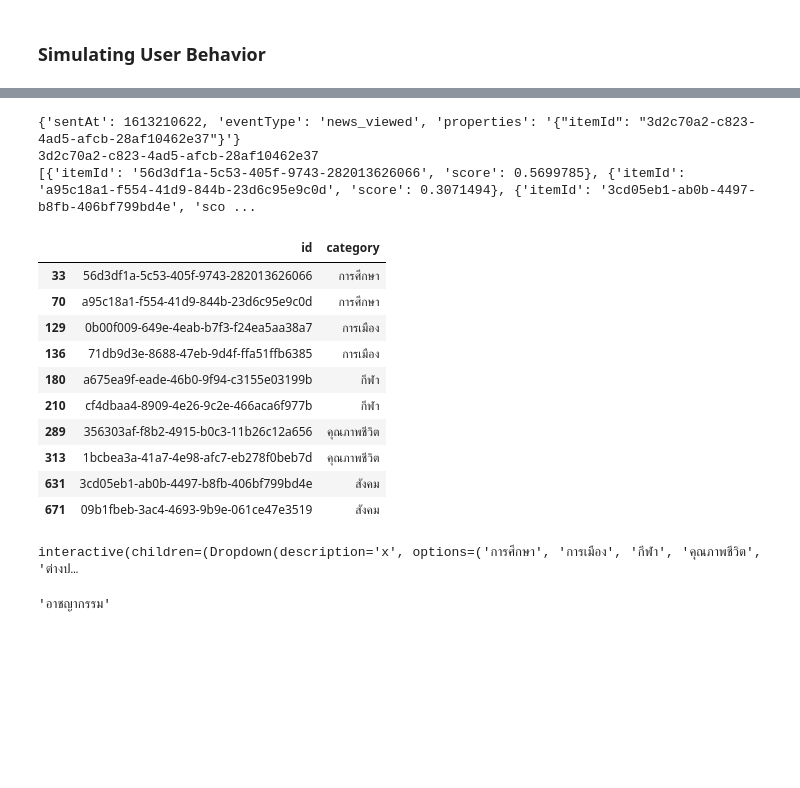
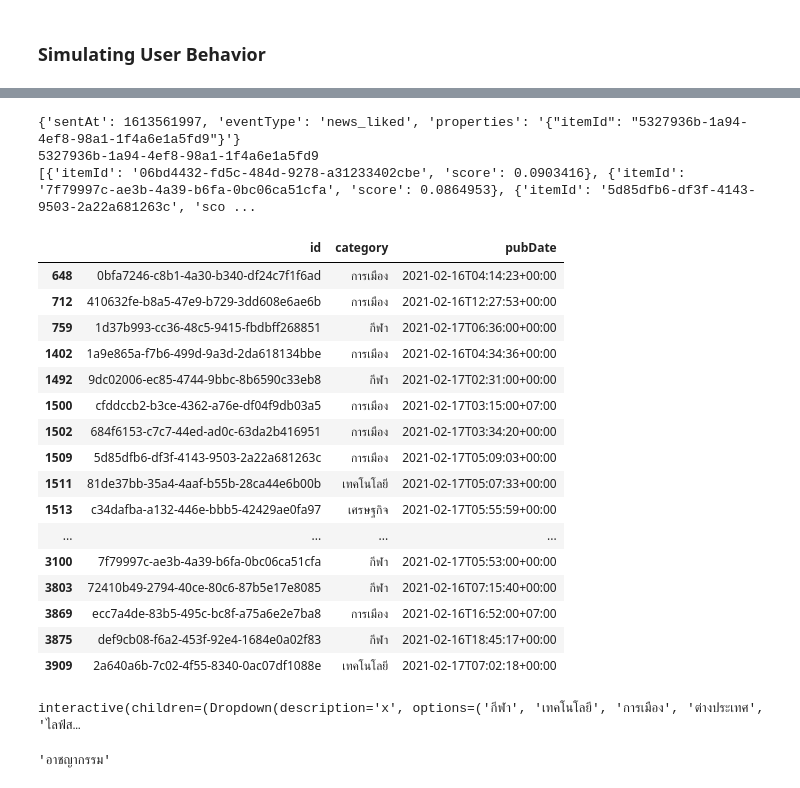
Before and after one commit to ku-spent/serverless-stack, a Jupyter notebook: services/personalize-service/generator/personalize.ipynb, the cells around one changed output, grey strips where cells are left out. Drawn from its saved outputs; the diff is of its cells as text; code cells hidden in the pictures; blank space fills up the shorter version.

Commit message:
fix generate dataset && fix pinpoint streaming process

```diff
--- a/services/personalize-service/generator/personalize.ipynb
+++ b/services/personalize-service/generator/personalize.ipynb
@@ -992,11 +996,11 @@ arn:aws:personalize:ap-southeast-1:268400237357:dataset/spent-7/INTERACTIONS
 # %%
-campaignArn = "arn:aws:personalize:ap-southeast-1:268400237357:campaign/spent-8-news-personalization"
+campaignArn = "arn:aws:personalize:ap-southeast-1:268400237357:campaign/spent-9-news-personalization"
 datasetGroupArn = (
-    "arn:aws:personalize:ap-southeast-1:268400237357:dataset-group/spent-8"
+    "arn:aws:personalize:ap-southeast-1:268400237357:dataset-group/spent-9"
 )
 # %%
 event_tracker_response = personalize.create_event_tracker(
-    datasetGroupArn=datasetGroupArn, name="spent-event-tracker-7"
+    datasetGroupArn=datasetGroupArn, name="spent-event-tracker-9"
 )
 
 event_tracker_arn = event_tracker_response["eventTrackerArn"]
@@ -1091,36 +1111,44 @@ array(['การศึกษา', 'การเมือง', 'กีฬา', '
 # %%
 category = "การเมือง"
 
 item_id = items_df[items_df["CATEGORY"] == category].sample()["ITEM_ID"].values[0]
 # item_id = "959204b5-a755-41cc-87f8-28a71eada04d"
-send_event(userId, item_id, "news_viewed")
+send_event(userId, item_id, "news_liked")
 print(item_id)
+
+time.sleep(2)
 
 response = personalize_runtime.get_recommendations(
     campaignArn=campaignArn,
     userId=userId,
-    numResults=10,
+    numResults=25,
     #     filterArn = 'arn:aws:personalize:ap-southeast-1:268400237357:filter/test-5'
 )
 recommendation_items_id = [item["itemId"] for item in response["itemList"]]
 print(response["itemList"])
-items_raw_df[items_raw_df["id"].isin(recommendation_items_id)][["id", "category"]]
+items_raw_df[items_raw_df["id"].isin(recommendation_items_id)][["id", "category", "pubDate"]]
 # items_df[items_df["ITEM_ID"].isin(recommendation_items_id)][["ITEM_ID", "CATEGORY"]]
 # %% [output]
-{'sentAt': 1613210622, 'eventType': 'news_viewed', 'properties': '{"itemId": "3d2c70a2-c823-4ad5-afcb-28af10462e37"}'}
-3d2c70a2-c823-4ad5-afcb-28af10462e37
-[{'itemId': '56d3df1a-5c53-405f-9743-282013626066', 'score': 0.5699785}, {'itemId': 'a95c18a1-f554-41d9-844b-23d6c95e9c0d', 'score': 0.3071494}, {'itemId': '3cd05eb1-ab0b-4497-b8fb-406bf799bd4e', 'sco ...
+{'sentAt': 1613561997, 'eventType': 'news_liked', 'properties': '{"itemId": "5327936b-1a94-4ef8-98a1-1f4a6e1a5fd9"}'}
+5327936b-1a94-4ef8-98a1-1f4a6e1a5fd9
+[{'itemId': '06bd4432-fd5c-484d-9278-a31233402cbe', 'score': 0.0903416}, {'itemId': '7f79997c-ae3b-4a39-b6fa-0bc06ca51cfa', 'score': 0.0864953}, {'itemId': '5d85dfb6-df3f-4143-9503-2a22a681263c', 'sco ...
-|  | id | category |
-| 33 | 56d3df1a-5c53-405f-9743-282013626066 | การศึกษา |
-| 70 | a95c18a1-f554-41d9-844b-23d6c95e9c0d | การศึกษา |
-| 129 | 0b00f009-649e-4eab-b7f3-f24ea5aa38a7 | การเมือง |
-| 136 | 71db9d3e-8688-47eb-9d4f-ffa51ffb6385 | การเมือง |
-| 180 | a675ea9f-eade-46b0-9f94-c3155e03199b | กีฬา |
-| 210 | cf4dbaa4-8909-4e26-9c2e-466aca6f977b | กีฬา |
-| 289 | 356303af-f8b2-4915-b0c3-11b26c12a656 | คุณภาพชีวิต |
-| 313 | 1bcbea3a-41a7-4e98-afc7-eb278f0beb7d | คุณภาพชีวิต |
-| 631 | 3cd05eb1-ab0b-4497-b8fb-406bf799bd4e | สังคม |
-| 671 | 09b1fbeb-3ac4-4693-9b9e-061ce47e3519 | สังคม |
+|  | id | category | pubDate |
+| 648 | 0bfa7246-c8b1-4a30-b340-df24c7f1f6ad | การเมือง | 2021-02-16T04:14:23+00:00 |
+| 712 | 410632fe-b8a5-47e9-b729-3dd608e6ae6b | การเมือง | 2021-02-16T12:27:53+00:00 |
+| 759 | 1d37b993-cc36-48c5-9415-fbdbff268851 | กีฬา | 2021-02-17T06:36:00+00:00 |
+| 1402 | 1a9e865a-f7b6-499d-9a3d-2da618134bbe | การเมือง | 2021-02-16T04:34:36+00:00 |
+| 1492 | 9dc02006-ec85-4744-9bbc-8b6590c33eb8 | กีฬา | 2021-02-17T02:31:00+00:00 |
+| 1500 | cfddccb2-b3ce-4362-a76e-df04f9db03a5 | การเมือง | 2021-02-17T03:15:00+07:00 |
+| 1502 | 684f6153-c7c7-44ed-ad0c-63da2b416951 | การเมือง | 2021-02-17T03:34:20+00:00 |
+| 1509 | 5d85dfb6-df3f-4143-9503-2a22a681263c | การเมือง | 2021-02-17T05:09:03+00:00 |
+| 1511 | 81de37bb-35a4-4aaf-b55b-28ca44e6b00b | เทคโนโลยี | 2021-02-17T05:07:33+00:00 |
+| 1513 | c34dafba-a132-446e-bbb5-42429ae0fa97 | เศรษฐกิจ | 2021-02-17T05:55:59+00:00 |
+| ... | ... | ... | ... |
+| 3100 | 7f79997c-ae3b-4a39-b6fa-0bc06ca51cfa | กีฬา | 2021-02-17T05:53:00+00:00 |
+| 3803 | 72410b49-2794-40ce-80c6-87b5e17e8085 | กีฬา | 2021-02-16T07:15:40+00:00 |
+| 3869 | ecc7a4de-83b5-495c-bc8f-a75a6e2e7ba8 | การเมือง | 2021-02-16T16:52:00+07:00 |
+| 3875 | def9cb08-f6a2-453f-92e4-1684e0a02f83 | กีฬา | 2021-02-16T18:45:17+00:00 |
+| 3909 | 2a640a6b-7c02-4f55-8340-0ac07df1088e | เทคโนโลยี | 2021-02-17T07:02:18+00:00 |
 # %%
 from __future__ import print_function
 from ipywidgets import interact, interactive, fixed, interact_manual
@@ -1142,7 +1170,7 @@ def send_event_by_cat(category):
 # %%
 w = interact(lambda x: send_event_by_cat(x), x=items_df["CATEGORY"].unique());
 # %% [output]
-interactive(children=(Dropdown(description='x', options=('การศึกษา', 'การเมือง', 'กีฬา', 'คุณภาพชีวิต', 'ต่างป…
+interactive(children=(Dropdown(description='x', options=('กีฬา', 'เทคโนโลยี', 'การเมือง', 'ต่างประเทศ', 'ไลฟ์ส…
 # %%
 dropdown.value
 # %% [output]
```
Also changed, not shown: parts of 42 cells of this notebook, 10 other files.
